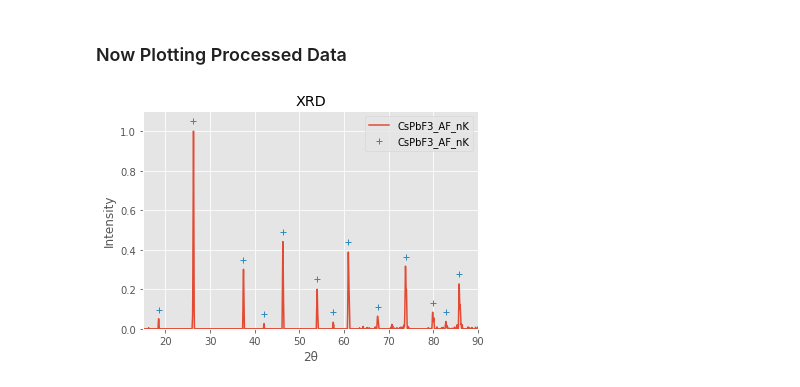
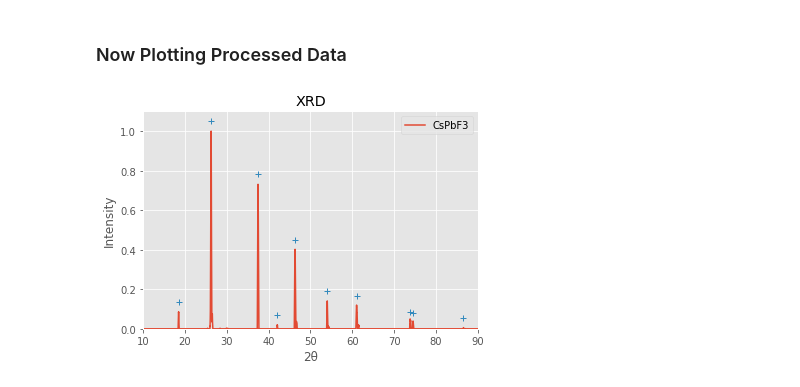
Before and after one commit to fenning-research-group/Python-Utilities, a Jupyter notebook: FrgTools/Example Notebooks/Smartlab XRD Processing/XRD_Plotter.ipynb, the cells around one changed output. Cells and saved outputs as stored; diff of their text form; code cells hidden in the pictures.

```diff
--- a/FrgTools/Example Notebooks/Smartlab XRD Processing/XRD_Plotter.ipynb
+++ b/FrgTools/Example Notebooks/Smartlab XRD Processing/XRD_Plotter.ipynb
@@ -156,7 +162,7 @@ row
 ## Normalizng All XRD Data
 # %%
 for n in tqdm(range(0, row, 1)):
-    df['Counts_Norm'][n] = (df['Counts_Raw'][n]/ max(df['Counts_Raw'][0])).round(3)
+    df['Counts_Norm'][n] = (df['Counts_Raw'][n]/ max(df['Counts_Raw'][n])).round(3)
 # %% [markdown]
 ## Noise Filtering
 # %%
@@ -203,7 +209,7 @@ for n in range(0, len(leftofpeak)): # a more robust math function can be used he
 for n in tqdm(range(0, row, 1)): #peak index in angle array
     df['Counts_F4'][n] = df['Counts_F1'][n]-background[n]
     df['Counts_F4'][n][df['Counts_F4'][n]< 0] = 0
-    df['Counts_F4'][n] = (df['Counts_F4'][n]/ max(df['Counts_F4'][0])).round(3)
+    df['Counts_F4'][n] = (df['Counts_F4'][n]/ max(df['Counts_F4'][n])).round(3)
 
 for j in range(0, row, 1): #peak angles
     somelist = []
@@ -284,7 +290,7 @@ total
 # %%
 df_filter1 = df[df.Name.str.contains("CsPb")]
 # filter condition 2:
-df_filter2 = df_filter1[df_filter1.Name.str.contains("nK")]
+df_filter2 = df_filter1[df_filter1.Name.str.contains("")]
 
 # # filter condition 3: #1 = reverse, #2 = forward, depends on actual settings when measurement taken
 # df_filter3 = df_filter2[df_filter2.Type.str.contains("2")]
@@ -302,24 +316,35 @@ df_filter2
 # %%
 # filtered DataFrame to Plot
 DF = df_filter2
 
-for q in range (0, len(DF), 1):
-    #masking out bad peaks
-    a = DF['Peak_Intensity'][q]
-    a = np.ma.masked_where(a <= 0.005 , a)
+# plotting single use:
+q = 3
+#masking out bad peaks
+a = DF['Peak_Intensity'][q]
+a = np.ma.masked_where(a <= 0.005 , a)
 
-    #plotting
-    plt.plot(DF.loc[q]['Angles'],DF.loc[q]['Counts_F4'], label=Name[q])
-    plt.plot(DF['Peak_Angle'][q],a+.05,'+',label=Name[q])
+#plotting
+plt.plot(DF.loc[q]['Angles'],DF.loc[q]['Counts_F4'], label=Name[q])
+plt.plot(DF['Peak_Angle'][q],a+.05,'+')
+
+# plotting multiple use:
+# for q in range (0, len(DF), 1):
+#     #masking out bad peaks
+#     a = DF['Peak_Intensity'][q]
+#     a = np.ma.masked_where(a <= 0.005 , a)
+
+#     #plotting
+#     plt.plot(DF.loc[q]['Angles'],DF.loc[q]['Counts_F4'], label=Name[q])
+#     plt.plot(DF['Peak_Angle'][q],a+.05,'+',label=Name[q])
 
 
 plt.legend()
 plt.title('XRD')
 plt.ylim(0,1.1)
 plt.xlim(min(DF.loc[q]['Angles']),max(DF.loc[q]['Angles']))
 
 plt.ylabel('Intensity')
 plt.xlabel('2θ')
 plt.show()
 # %% [output]
-[figure, old version]
+[figure, new version]
```
Also changed, not shown: parts of 3 cells of this notebook.
